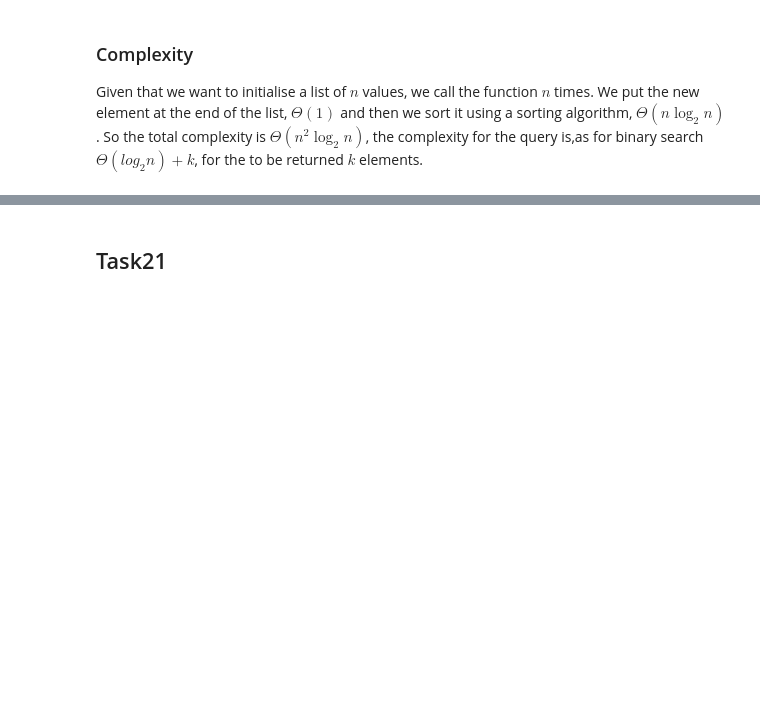
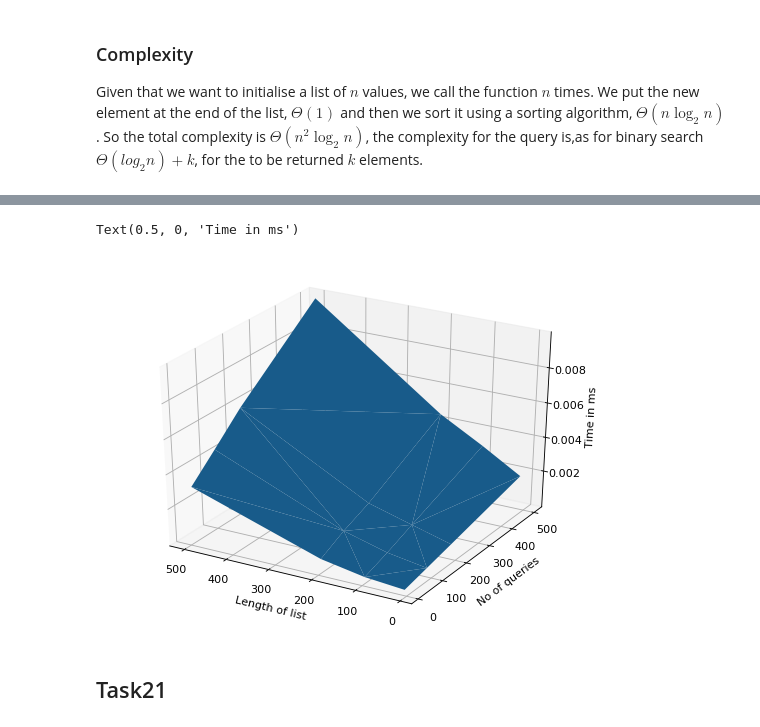
Before and after one commit to Vejni/Python-RangeSearch, a Jupyter notebook: RangeSearch.ipynb, the cells around one changed output, grey strips where cells are left out. Saved outputs shown, nothing was run; the diff lists cells and outputs as text; code cells hidden in the pictures; blank space fills up the shorter version.

```diff
--- a/RangeSearch.ipynb
+++ b/RangeSearch.ipynb
@@ -113,0 +82,9 @@ Text(0.5, 0, 'Time in ms')
+# %%
+# Task12
+from Scripts import Task12 as t
+
+task12_times = []
+run(task12_times)
+
+plot_3d(task12_times)
+# %% [output]
@@ -114,3 +107,5 @@ Text(0.5, 0, 'Time in ms')
+Text(0.5, 0, 'Time in ms')
+[figure, added]
 # %% [markdown]
 ## Task21
 # %% [markdown]
```
Also changed, not shown: parts of 11 cells of this notebook, 9 other files.
